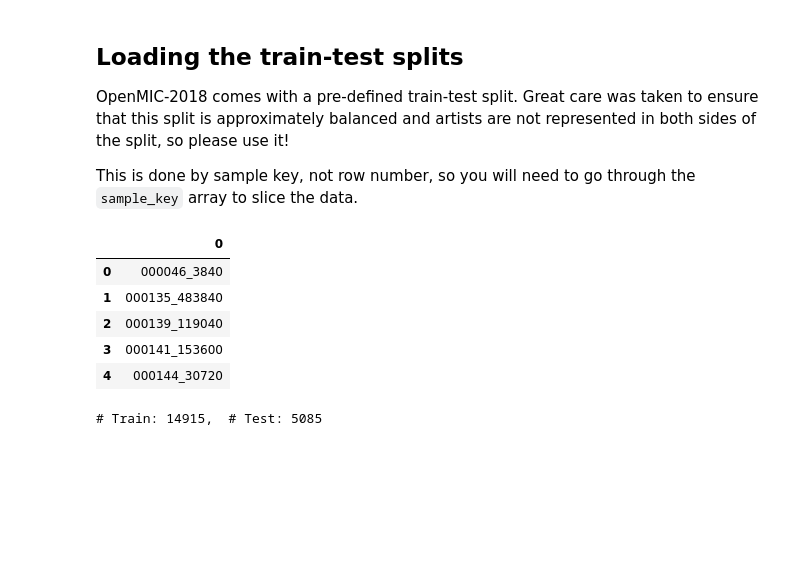
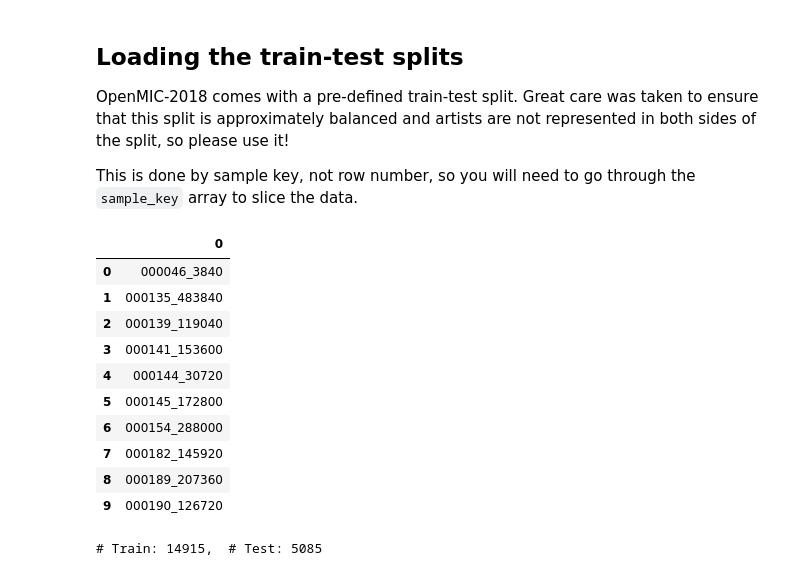
Before and after one commit to ehsankader16/CSE-472-ML_Project, a Jupyter notebook: modeling-baseline.ipynb, the cells around one changed output. Cells and saved outputs as stored; diff of their text form; code cells hidden in the pictures; blank space fills up the shorter version.

```diff
--- a/modeling-baseline.ipynb
+++ b/modeling-baseline.ipynb
@@ -175,14 +175,19 @@ split_test = pd.read_csv(os.path.join(DATA_ROOT, 'partitions/split01_test.csv'),
 # %%
 # These two tables contain the sample keys for training and testing examples
 # Let's see the keys for the first five training example
-split_train.head(5)
+split_train.head(10)
 # %% [output]
 |  | 0 |
 | 0 | 000046_3840 |
 | 1 | 000135_483840 |
 | 2 | 000139_119040 |
 | 3 | 000141_153600 |
 | 4 | 000144_30720 |
+| 5 | 000145_172800 |
+| 6 | 000154_288000 |
+| 7 | 000182_145920 |
+| 8 | 000189_207360 |
+| 9 | 000190_126720 |
 # %%
 # How many train and test examples do we have?  About 75%/25%
 print('# Train: {},  # Test: {}'.format(len(split_train), len(split_test)))
```
Also changed, not shown: parts of 1 cell of this notebook, 1 other file.
